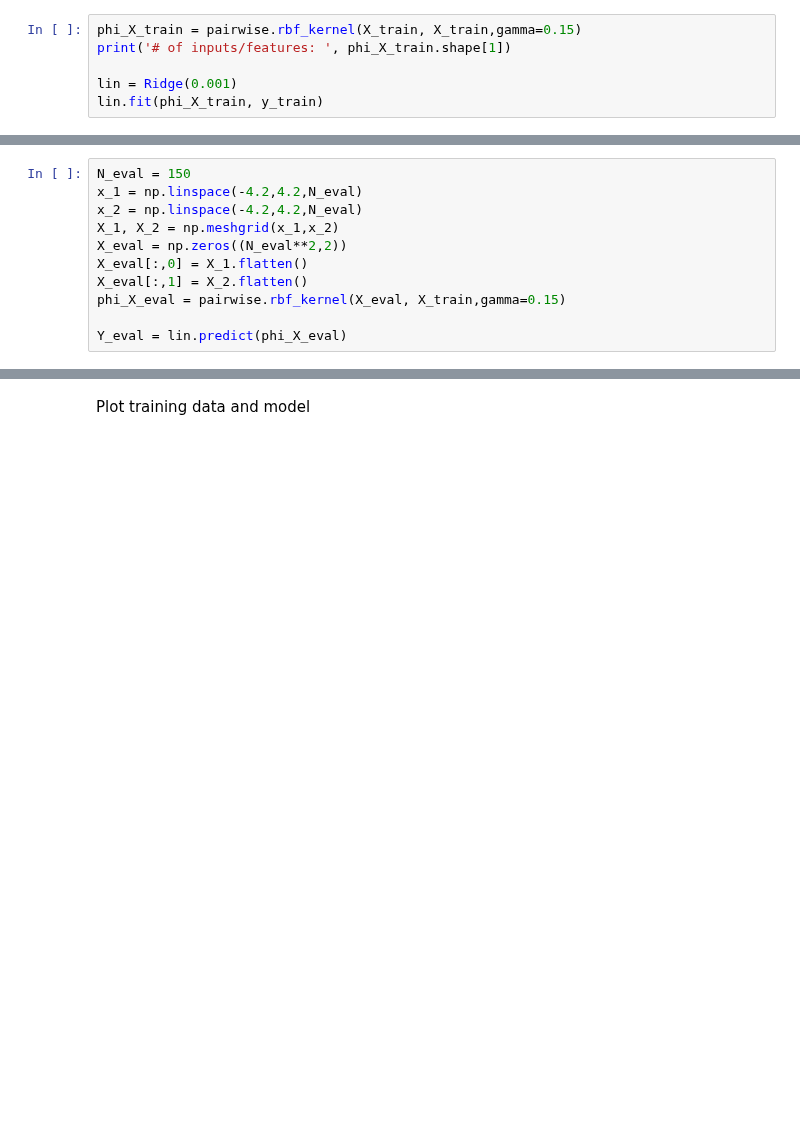
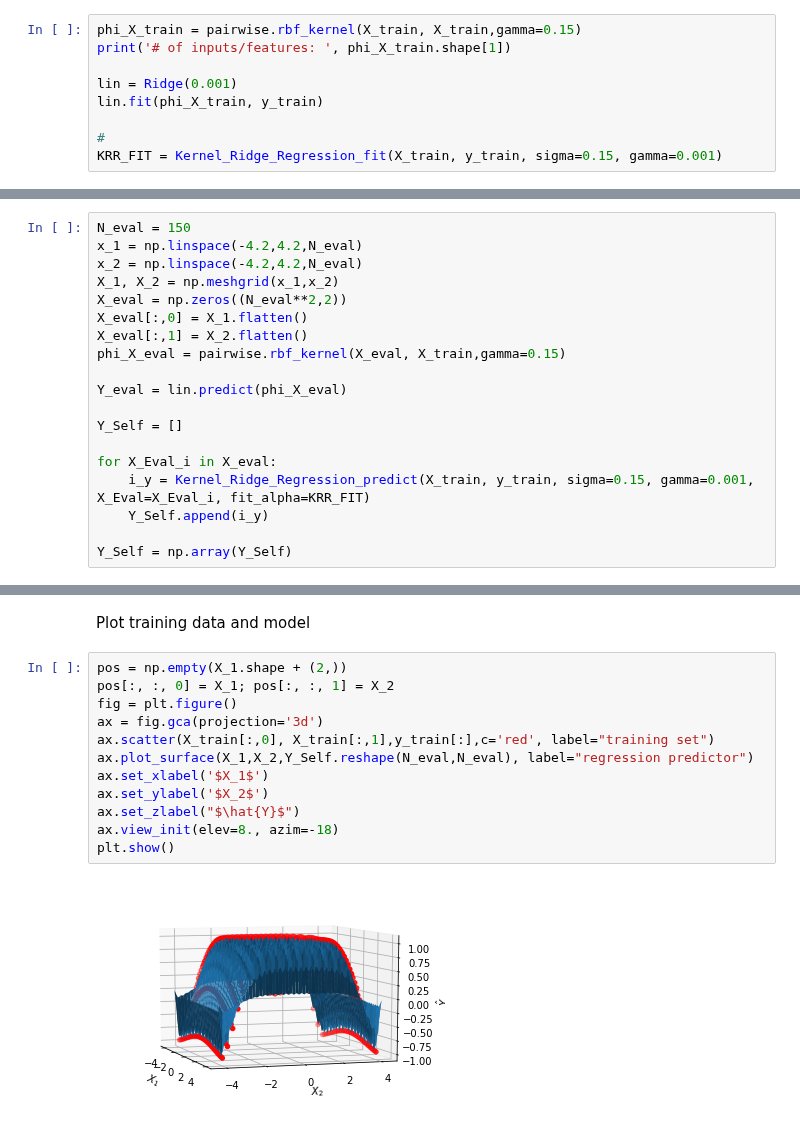
Before and after one commit to nayan-pradhan/MachineLearning_JacobsUniversity, a Jupyter notebook: Assignment11/ProgrammingAssignmentSolution_Sheet11_NayanManSinghPradhan.ipynb, the cells around one changed output, grey strips where cells are left out. Cells and saved outputs as stored; diff of their text form; blank space fills up the shorter version.

Commit message:
Plotting

```diff
--- a/Assignment11/ProgrammingAssignmentSolution_Sheet11_NayanManSinghPradhan.ipynb
+++ b/Assignment11/ProgrammingAssignmentSolution_Sheet11_NayanManSinghPradhan.ipynb
@@ -116,5 +121,8 @@ print('# of inputs/features: ', phi_X_train.shape[1])
 
 lin = Ridge(0.001)
 lin.fit(phi_X_train, y_train)
+
+#
+KRR_FIT = Kernel_Ridge_Regression_fit(X_train, y_train, sigma=0.15, gamma=0.001)
 # %% [output]
 # of inputs/features:  961
@@ -132,3 +158,11 @@ X_eval[:,1] = X_2.flatten()
 phi_X_eval = pairwise.rbf_kernel(X_eval, X_train,gamma=0.15)
 
 Y_eval = lin.predict(phi_X_eval)
+
+Y_Self = []
+
+for X_Eval_i in X_eval:
+    i_y = Kernel_Ridge_Regression_predict(X_train, y_train, sigma=0.15, gamma=0.001, X_Eval=X_Eval_i, fit_alpha=KRR_FIT)
+    Y_Self.append(i_y)
+
+Y_Self = np.array(Y_Self)
@@ -135,5 +187,19 @@ Y_eval = lin.predict(phi_X_eval)
 # %% [markdown]
 Plot training data and model
+# %%
+pos = np.empty(X_1.shape + (2,))
+pos[:, :, 0] = X_1; pos[:, :, 1] = X_2
+fig = plt.figure()
+ax = fig.gca(projection='3d')
+ax.scatter(X_train[:,0], X_train[:,1],y_train[:],c='red', label="training set")
+ax.plot_surface(X_1,X_2,Y_Self.reshape(N_eval,N_eval), label="regression predictor")
+ax.set_xlabel('$X_1$')
+ax.set_ylabel('$X_2$')
+ax.set_zlabel("$\hat{Y}$")
+ax.view_init(elev=8., azim=-18)
+plt.show()
+# %% [output]
+[figure, added]
 # %%
 pos = np.empty(X_1.shape + (2,))
 pos[:, :, 0] = X_1; pos[:, :, 1] = X_2
```
Also changed, not shown: parts of 6 cells of this notebook.
